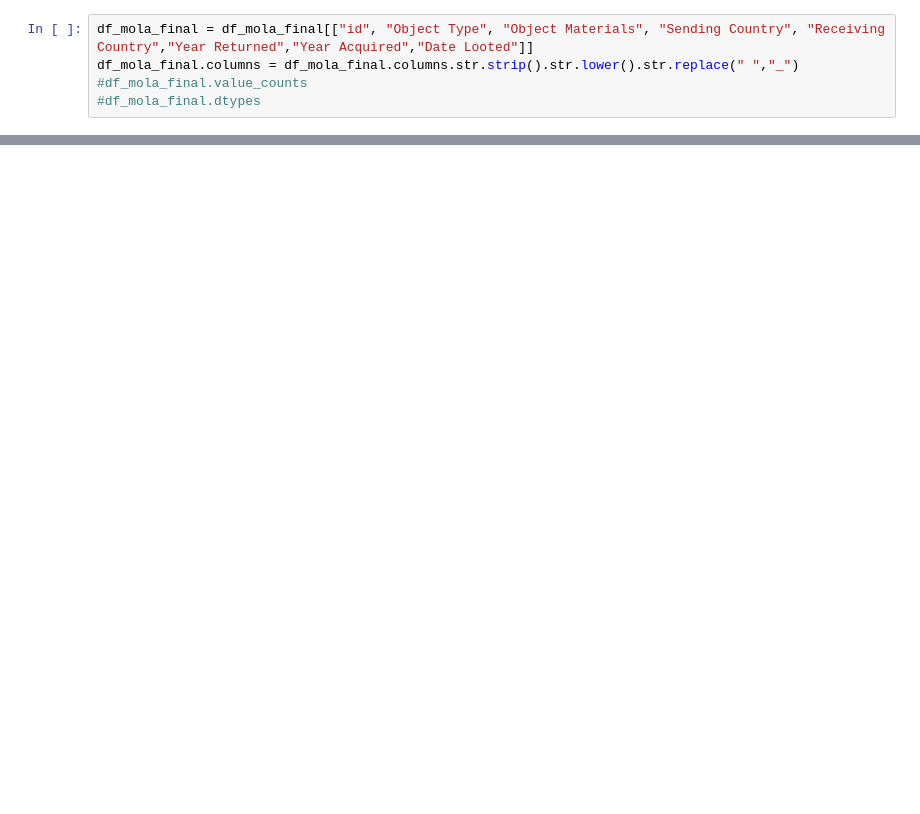
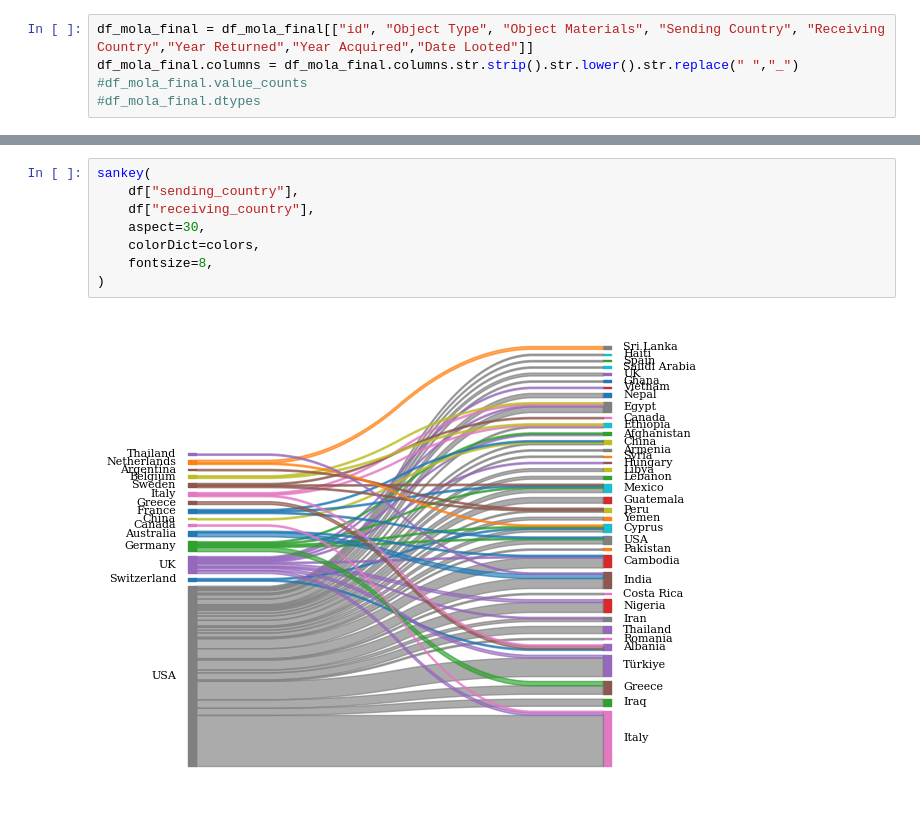
Before and after one commit to anneleschallierdelisle/final_project_looted_artefacts, a Jupyter notebook: notebooks/mola_api_data.ipynb, the cells around one changed output, grey strips where cells are left out. Drawn from its saved outputs; the diff is of its cells as text; blank space fills up the shorter version.

```diff
--- a/notebooks/mola_api_data.ipynb
+++ b/notebooks/mola_api_data.ipynb
@@ -296,0 +322,10 @@ df_mola_final.to_csv("../data/raw/mola_artefacts.csv", sep = ';', index = False,
+# %%
+sankey(
+    df["sending_country"],
+    df["receiving_country"],
+    aspect=30,
+    colorDict=colors,
+    fontsize=8,
+)
+# %% [output]
+[figure, added]
```
Also changed, not shown: parts of 4 cells of this notebook, 4 other files.
